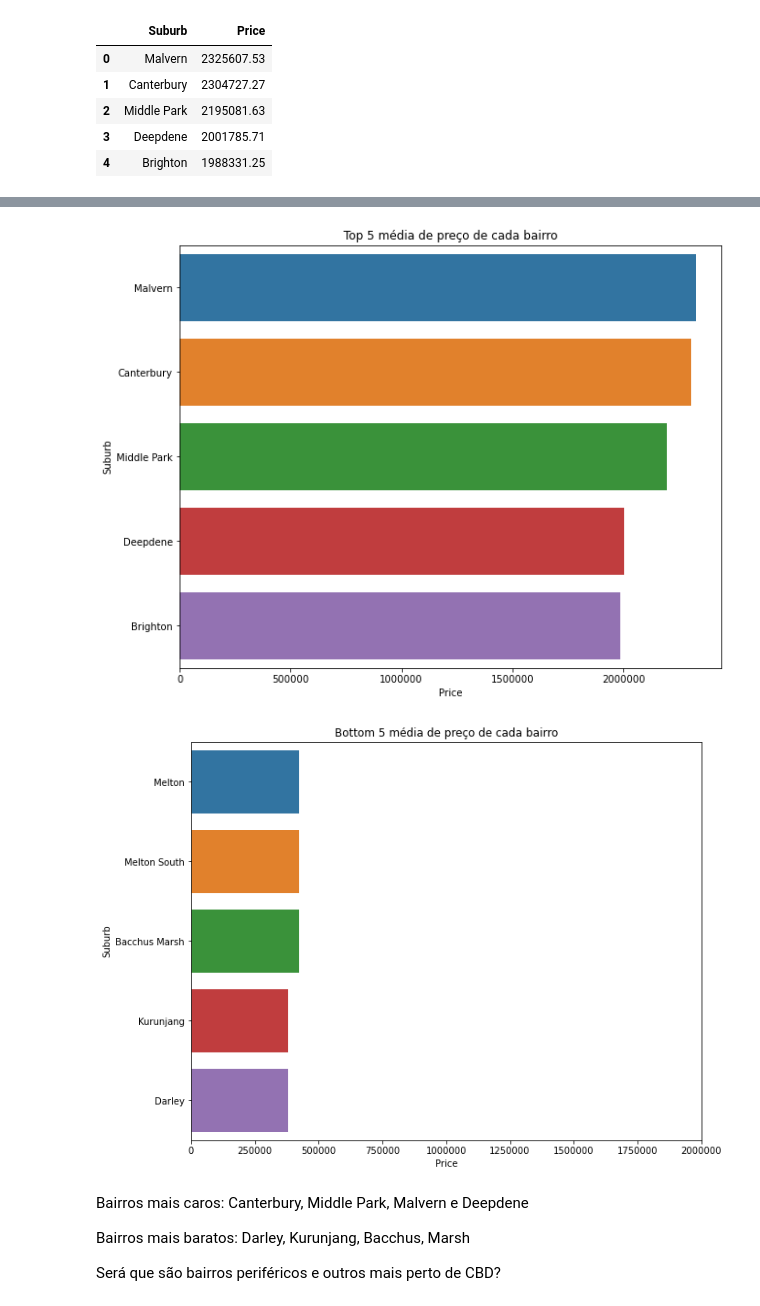
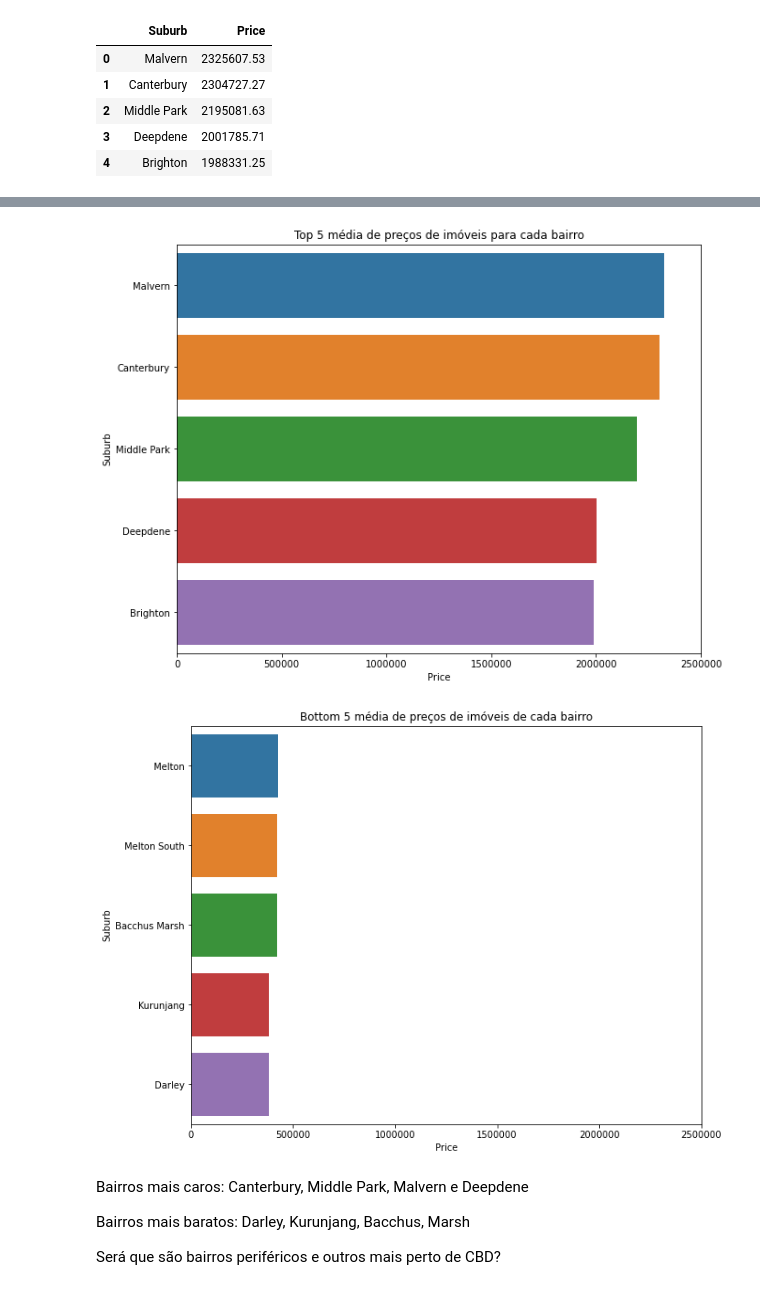
Before and after one commit to taryll/EDA_melbourne_house_price, a Jupyter notebook: src/notebook/Analise_dados.ipynb, the cells around one changed output, grey strips where cells are left out. Saved outputs shown, nothing was run; the diff lists cells and outputs as text; code cells hidden in the pictures.

```diff
--- a/src/notebook/Analise_dados.ipynb
+++ b/src/notebook/Analise_dados.ipynb
@@ -68,20 +86,21 @@ suburb_mean_sort.head(5).reset_index()
 # %%
 plt.figure(figsize = (10, 8))
 sns.barplot(x = 'Price', y = 'Suburb', data = suburb_mean_sort.head(5).reset_index())
 plt.ticklabel_format(style = 'plain', axis = 'x')
-plt.title(label = 'Top 5 média de preço de cada bairro')
+plt.title(label = 'Top 5 média de preços de imóveis para cada bairro')
+plt.xlim(right = 2500000)
 plt.show()
 # %% [output]
-[figure, old version]
+[figure, new version]
 # %%
 plt.figure(figsize = (10, 8))
 sns.barplot(x = 'Price', y = 'Suburb', data = suburb_mean_sort.tail(5).reset_index())
 plt.ticklabel_format(style = 'plain', axis = 'x')
-plt.title(label = 'Bottom 5 média de preço de cada bairro')
-plt.xlim(right = 2000000)
+plt.title(label = 'Bottom 5 média de preços de imóveis de cada bairro')
+plt.xlim(right = 2500000)
 plt.show()
 # %% [output]
-[figure, old version]
+[figure, new version]
 # %% [markdown]
 Bairros mais caros: Canterbury, Middle Park, Malvern e Deepdene
 
```
Also changed, not shown: parts of 13 cells of this notebook, 1 other file.
